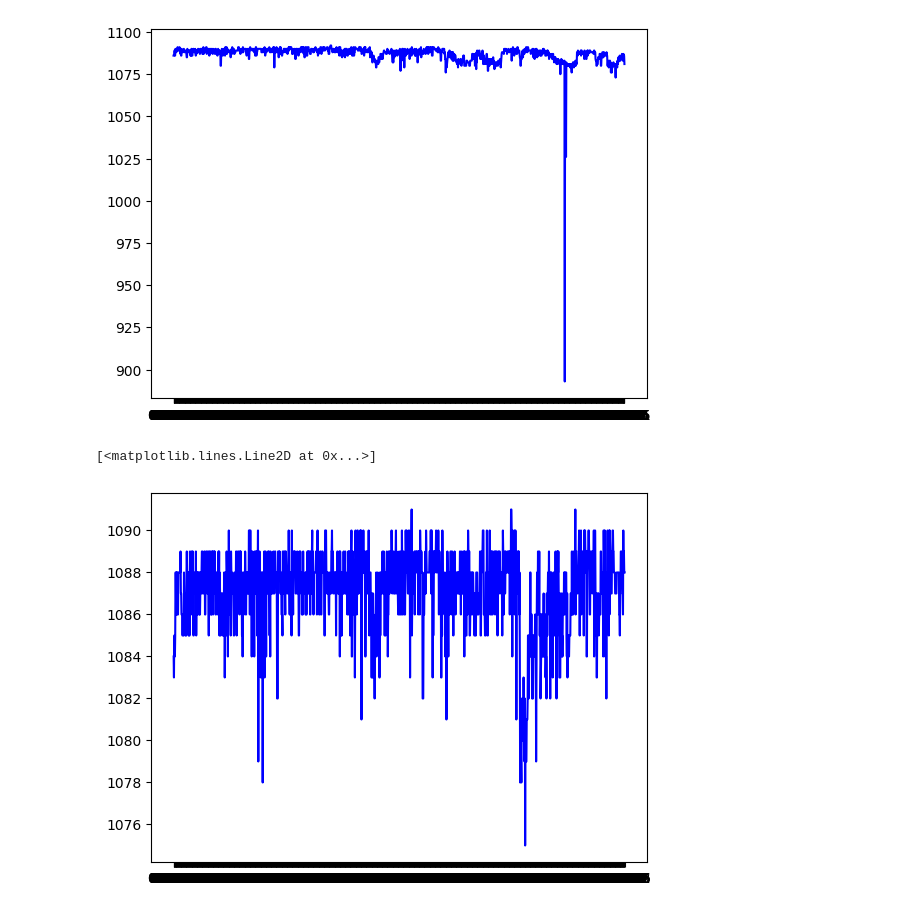
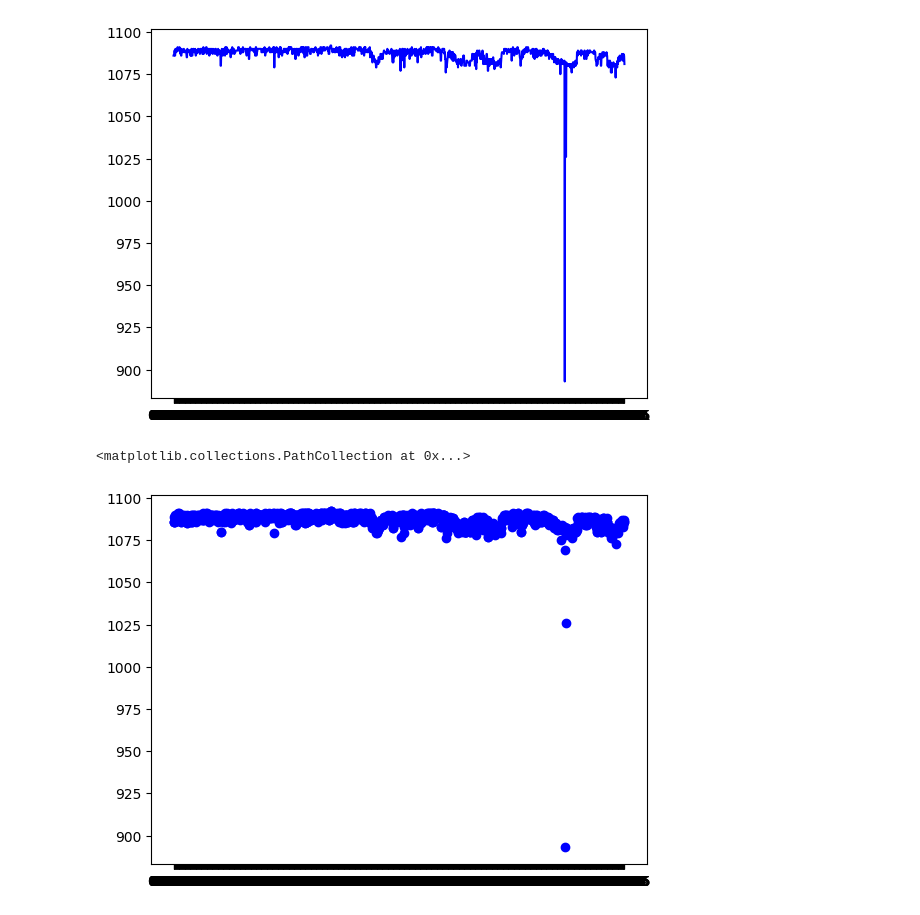
Before and after one commit to chron1kle/routes, a Jupyter notebook: visualization.ipynb, the cells around one changed output. Drawn from its saved outputs; the diff is of its cells as text; code cells hidden in the pictures.

```diff
--- a/visualization.ipynb
+++ b/visualization.ipynb
@@ -192,22 +194,37 @@ plt.plot(x, min, color='blue', label='Line 1')
 ['204949', '20240306', 1105.0, 893.0, 1420.0, 49.0, 0]
 [<matplotlib.lines.Line2D at 0x...>]
 [figure]
+# %%
+d1 = [[], [], [], []]
+d2 = [[], [], [], []]
+d3 = [[], [], [], []]
+d4 = [[], [], [], []]
+
+for i in range(min([len(ldata1), len(ldata2), len(ldata3), len(ldata4)])):
+    if ldata1[i][-1] != -1:
+        d1[0].append(ldata1[i][0])
+        d1[1].append(ldata1[i][2])
+        d1[2].append(ldata1[i][3])
+        d1[3].append(ldata1[i][4])
+    if ldata2[i][-1] != -1:
+        d2[0].append(ldata2[i][0])
+        d2[1].append(ldata2[i][2])
+        d2[2].append(ldata2[i][3])
+        d2[3].append(ldata2[i][4])
+    if ldata3[i][-1] != -1:
+        d3[0].append(ldata3[i][0])
+        d3[1].append(ldata3[i][2])
+        d3[2].append(ldata3[i][3])
+        d3[3].append(ldata3[i][4])
+    if ldata4[i][-1] != -1:
+        d4[0].append(ldata4[i][0])
+        d4[1].append(ldata4[i][2])
+        d4[2].append(ldata4[i][3])
+        d4[3].append(ldata4[i][4])
 # %%
-x = []
-mean = []
-min = []
-max = []
-for line in ldata2:
-    if line[-1] == -1:
-        continue
-    x.append(line[0])
-    min.append(line[3])
-    max.append(line[4])
-    mean.append(line[2])
-
-plt.plot(x, min, color='blue', label='Line 1')
+plt.scatter(d1[0], d1[2], color='blue', label='Line 1')
 #plt.plot(x, max, color='green', label='Line 2')
 #plt.plot(x, mean, color='red', label='Line 3')
 # %% [output]
-[<matplotlib.lines.Line2D at 0x...>]
+<matplotlib.collections.PathCollection at 0x...>
-[figure, old version]
+[figure, new version]
```
Also changed, not shown: parts of 3 cells of this notebook, 1 other file.
